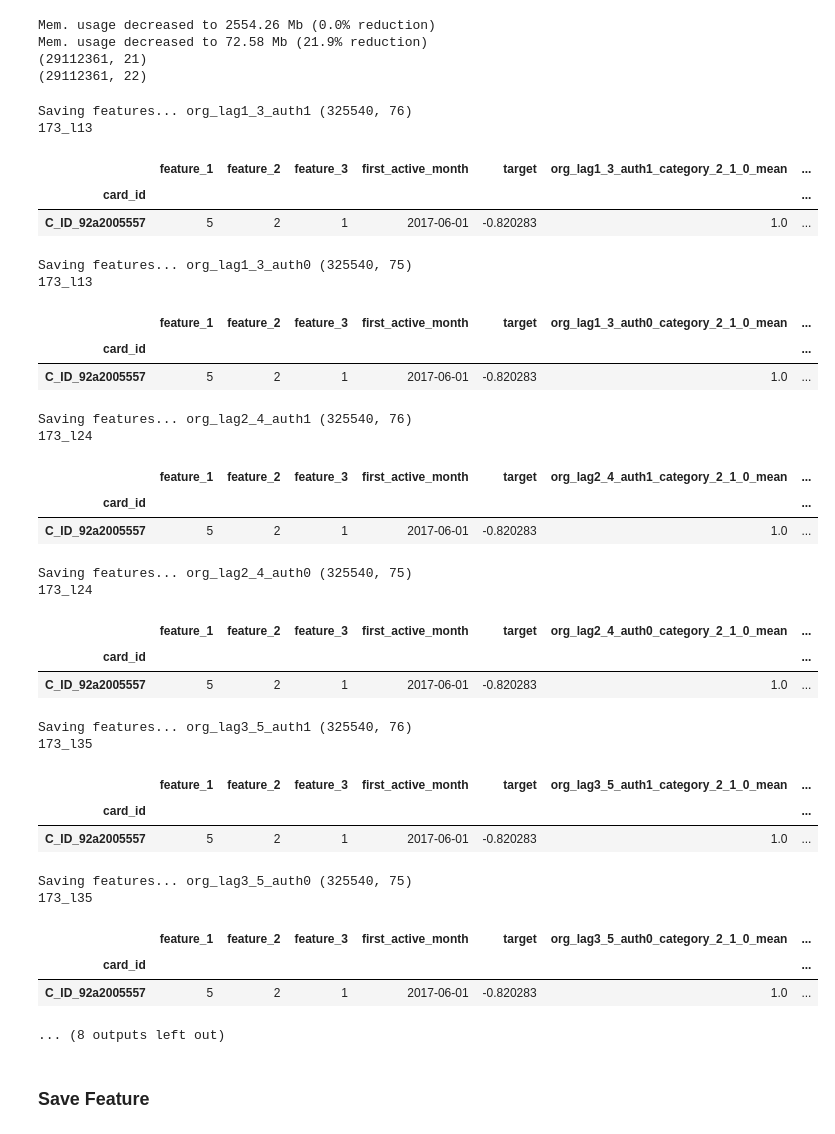
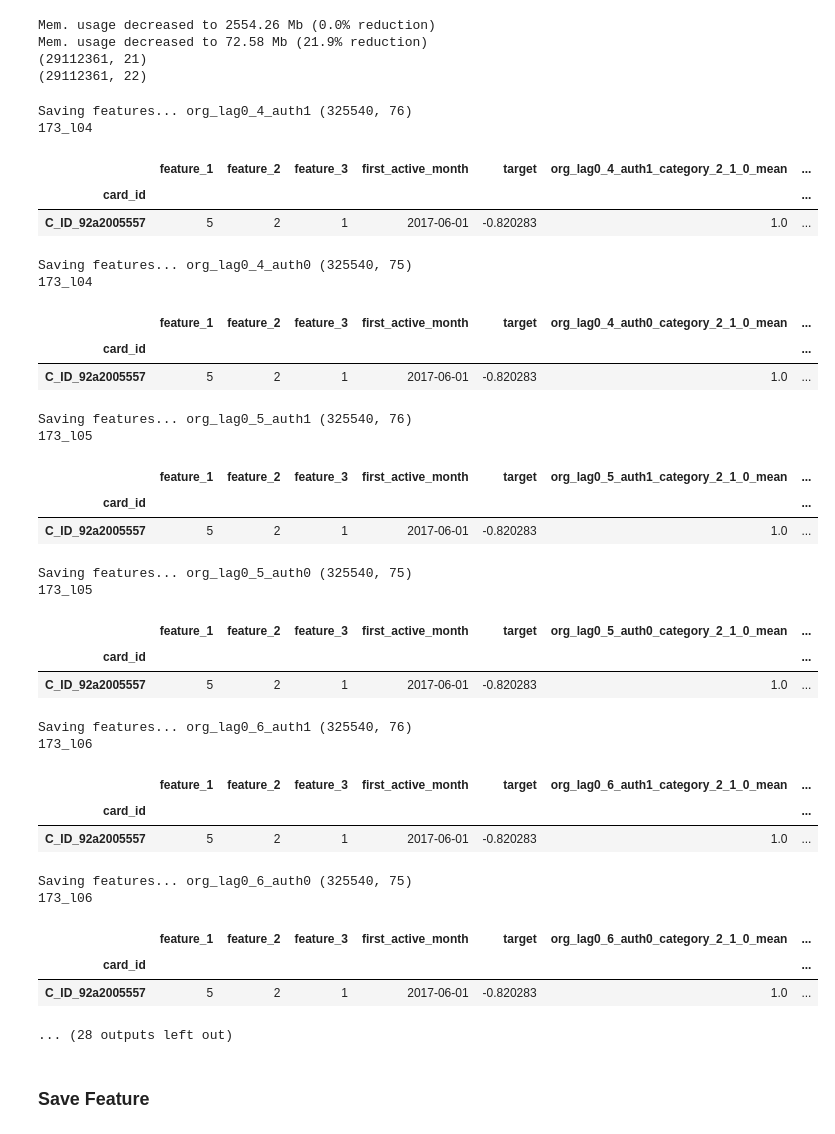
Before and after one commit to Chestnut1999/Elo-Recommendation-23place, a Jupyter notebook: jpy/173_174_elo_fe4_org_lag_term_feature.ipynb, the cells around one changed output. Cells and saved outputs as stored; diff of their text form; code cells hidden in the pictures.

```diff
--- a/jpy/173_174_elo_fe4_org_lag_term_feature.ipynb
+++ b/jpy/173_174_elo_fe4_org_lag_term_feature.ipynb
@@ -177,10 +177,10 @@ def impute_agg(df):
     return df
 # %%
 # term
-term_num = 5
-# base_list = np.zeros(term_num).astype('int8')
-base_list = np.arange(1, term_num+1, 1)
-last_list = np.arange(1, term_num+1, 1)+2
+term_num = 10
+base_list = np.zeros(term_num).astype('int8')
+# base_list = np.arange(1, term_num+1, 1)
+last_list = np.arange(1, term_num+1, 1)+3
 col_month = 'org_month_lag'
 cat1_0 = False
 # cat1_0 = True
@@ -246,64 +246,64 @@ for base_month, last_month in zip(base_list, last_list):
             if cat1_0:
                 if col.count('auth1') and col.count('cat0'):
                     train_test[f'{fname}_first_buy'] = (train_test[col] - train_test[f'first_active_month']).dt.days
             else:
                 if col.count('auth1'):
                     train_test[f'{fname}_first_buy'] = (train_test[col] - train_test[f'first_active_month']).dt.days
 
         train_test = impute_agg(train_test)
 
         print(f"Saving features... {fname} {train_test.shape}")
 
         ignore_features = ['first_active_month', 'card_id', target]
 
         train_test.columns = [col.replace('.', '_') for col in train_test.columns]
 
         ignore_features = ['first_active_month', 'card_id', target]
 
         prefix = f'173_l{base_month}{last_month}'
         print(prefix)
         display(train_test.head(1))
         for col in train_test.columns:
             if col in ignore_features: continue
             if (col.count('feature_')):continue
             if (col.count('unix_date')):continue
             if (col.count('purchase_date')) and not(col.count('diff')):continue
             feature = train_test[col].fillna(-1).astype('float32').values
 
             utils.to_pkl_gzip(path = f'../features/1_first_valid/{prefix}_{col}@', obj=feature)
 #             utils.to_pkl_gzip(path = f'../features/2_second_valid/{prefix}_{col}@', obj=feature)
 # %% [output]
-Saving features... org_lag1_3_auth1 (325540, 76)
-173_l13
+Saving features... org_lag0_4_auth1 (325540, 76)
+173_l04
-|  | feature_1 | feature_2 | feature_3 | first_active_month | target | org_lag1_3_auth1_category_2_1_0_mean | ... |
+|  | feature_1 | feature_2 | feature_3 | first_active_month | target | org_lag0_4_auth1_category_2_1_0_mean | ... |
 | card_id |  |  |  |  |  |  | ... |
 | C_ID_92a2005557 | 5 | 2 | 1 | 2017-06-01 | -0.820283 | 1.0 | ... |
-Saving features... org_lag1_3_auth0 (325540, 75)
-173_l13
+Saving features... org_lag0_4_auth0 (325540, 75)
+173_l04
-|  | feature_1 | feature_2 | feature_3 | first_active_month | target | org_lag1_3_auth0_category_2_1_0_mean | ... |
+|  | feature_1 | feature_2 | feature_3 | first_active_month | target | org_lag0_4_auth0_category_2_1_0_mean | ... |
 | card_id |  |  |  |  |  |  | ... |
 | C_ID_92a2005557 | 5 | 2 | 1 | 2017-06-01 | -0.820283 | 1.0 | ... |
-Saving features... org_lag2_4_auth1 (325540, 76)
-173_l24
+Saving features... org_lag0_5_auth1 (325540, 76)
+173_l05
-|  | feature_1 | feature_2 | feature_3 | first_active_month | target | org_lag2_4_auth1_category_2_1_0_mean | ... |
+|  | feature_1 | feature_2 | feature_3 | first_active_month | target | org_lag0_5_auth1_category_2_1_0_mean | ... |
 | card_id |  |  |  |  |  |  | ... |
 | C_ID_92a2005557 | 5 | 2 | 1 | 2017-06-01 | -0.820283 | 1.0 | ... |
-Saving features... org_lag2_4_auth0 (325540, 75)
-173_l24
+Saving features... org_lag0_5_auth0 (325540, 75)
+173_l05
-|  | feature_1 | feature_2 | feature_3 | first_active_month | target | org_lag2_4_auth0_category_2_1_0_mean | ... |
+|  | feature_1 | feature_2 | feature_3 | first_active_month | target | org_lag0_5_auth0_category_2_1_0_mean | ... |
 | card_id |  |  |  |  |  |  | ... |
 | C_ID_92a2005557 | 5 | 2 | 1 | 2017-06-01 | -0.820283 | 1.0 | ... |
-Saving features... org_lag3_5_auth1 (325540, 76)
-173_l35
+Saving features... org_lag0_6_auth1 (325540, 76)
+173_l06
-|  | feature_1 | feature_2 | feature_3 | first_active_month | target | org_lag3_5_auth1_category_2_1_0_mean | ... |
+|  | feature_1 | feature_2 | feature_3 | first_active_month | target | org_lag0_6_auth1_category_2_1_0_mean | ... |
 | card_id |  |  |  |  |  |  | ... |
 | C_ID_92a2005557 | 5 | 2 | 1 | 2017-06-01 | -0.820283 | 1.0 | ... |
-Saving features... org_lag3_5_auth0 (325540, 75)
-173_l35
+Saving features... org_lag0_6_auth0 (325540, 75)
+173_l06
-|  | feature_1 | feature_2 | feature_3 | first_active_month | target | org_lag3_5_auth0_category_2_1_0_mean | ... |
+|  | feature_1 | feature_2 | feature_3 | first_active_month | target | org_lag0_6_auth0_category_2_1_0_mean | ... |
 | card_id |  |  |  |  |  |  | ... |
 | C_ID_92a2005557 | 5 | 2 | 1 | 2017-06-01 | -0.820283 | 1.0 | ... |
-... (8 outputs left out)
+... (28 outputs left out)
 # %% [markdown]
 ### Save Feature
 # %%
```
Also changed, not shown: parts of 1 cell of this notebook, 3 other files.
